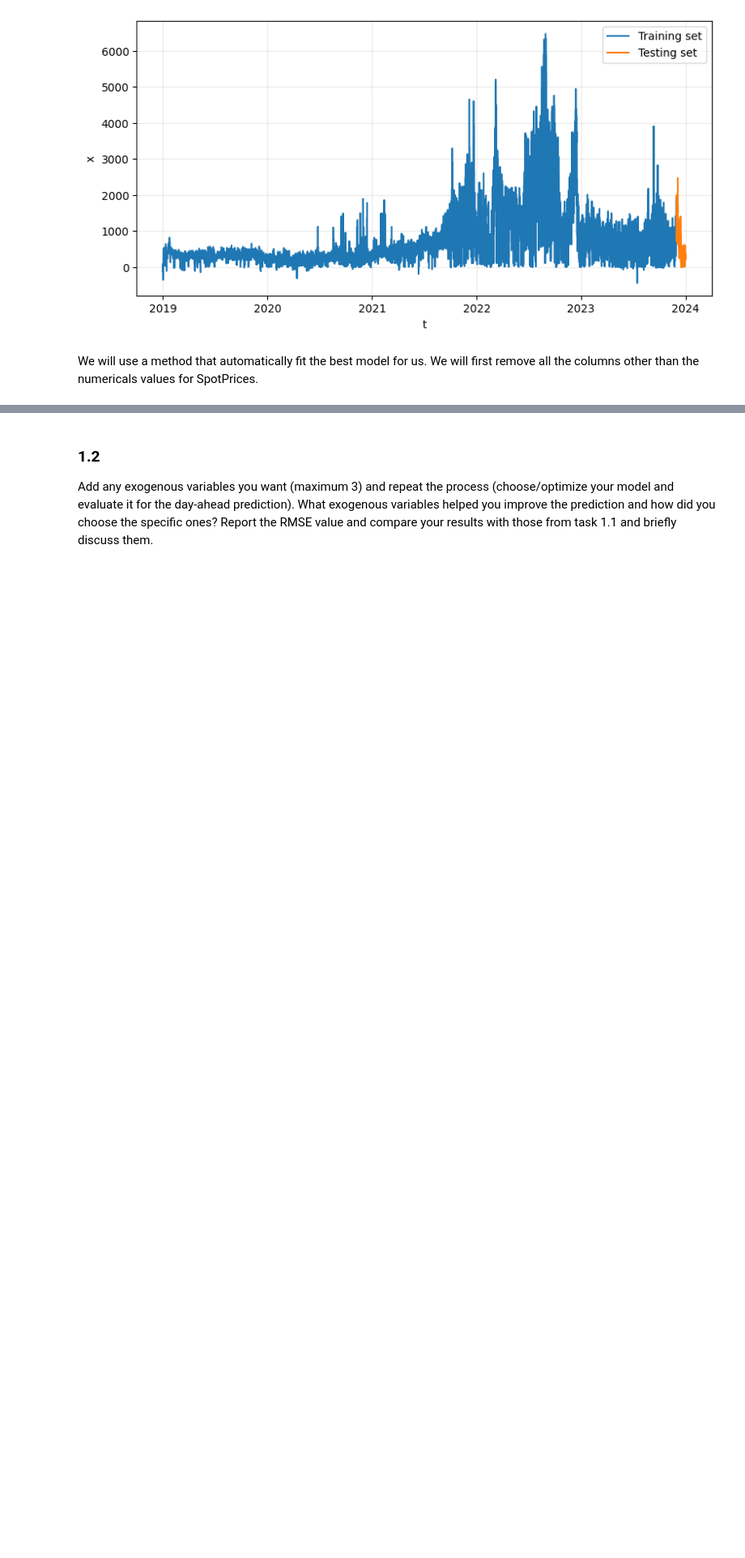
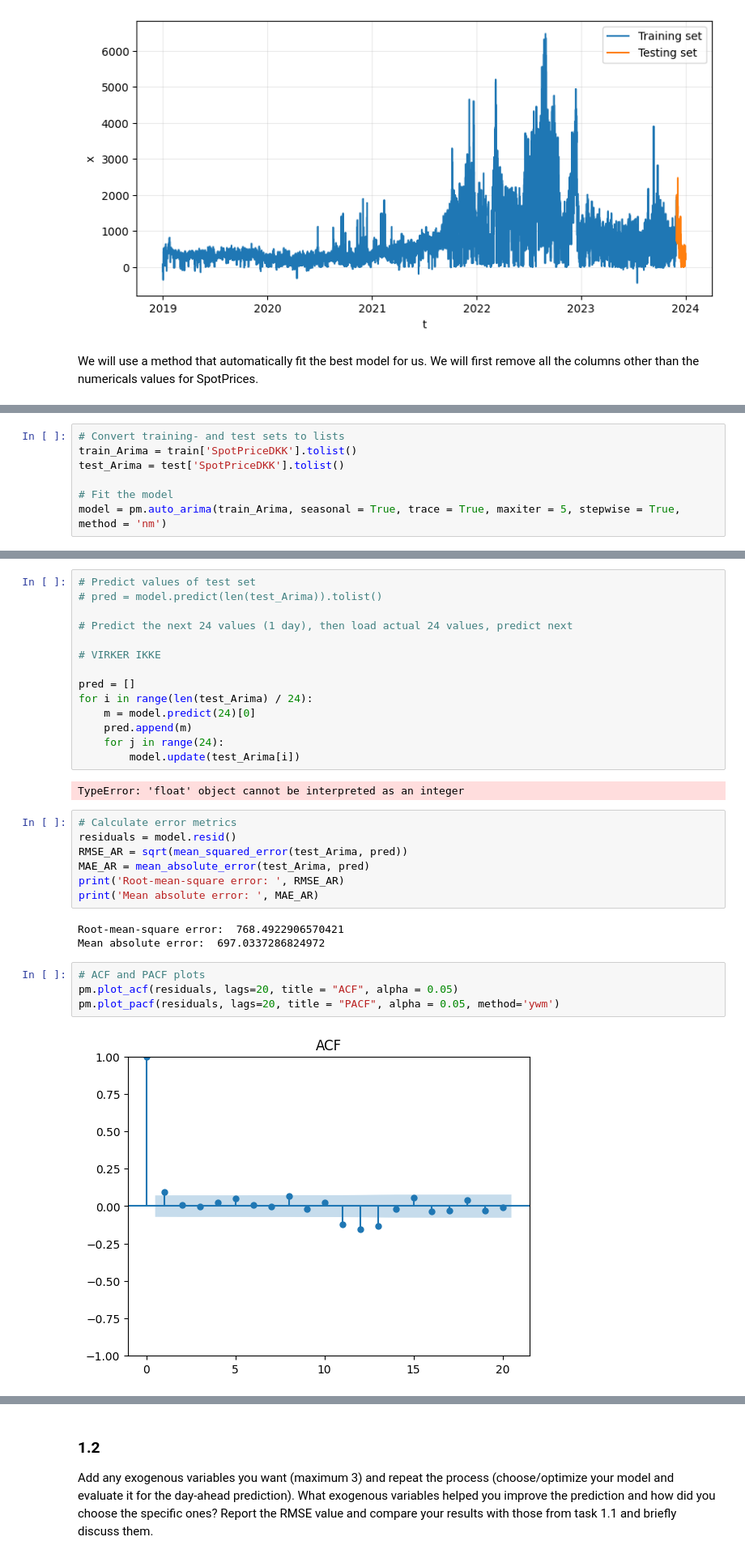
Before and after one commit to AnotherAtom/EnergyAnalytics_2, a Jupyter notebook: main.ipynb, the cells around one changed output, grey strips where cells are left out. Shown at 81% size. Drawn from its saved outputs; the diff is of its cells as text; blank space fills up the shorter version.

Commit message:
Har "lavet opgaven", men den virker ikke :D model.predict() skal itereres OVER ordentligt

```diff
--- a/main.ipynb
+++ b/main.ipynb
@@ -128,0 +82,7 @@ pm.plot_pacf(train_Arima, method='ywm', lags=20, title = "PACF", alpha = 0.05);
+# %%
+# Convert training- and test sets to lists
+train_Arima = train['SpotPriceDKK'].tolist()
+test_Arima = test['SpotPriceDKK'].tolist()
+
+# Fit the model
+model = pm.auto_arima(train_Arima, seasonal = True, trace = True, maxiter = 5, stepwise = True, method = 'nm')
@@ -128,0 +109,32 @@ pm.plot_pacf(train_Arima, method='ywm', lags=20, title = "PACF", alpha = 0.05);
+# %%
+# Predict values of test set
+# pred = model.predict(len(test_Arima)).tolist()
+
+# Predict the next 24 values (1 day), then load actual 24 values, predict next
+
+# VIRKER IKKE
+
+pred = []
+for i in range(len(test_Arima) / 24):
+    m = model.predict(24)[0]
+    pred.append(m)
+    for j in range(24):
+        model.update(test_Arima[i])
+# %% [output]
+TypeError: 'float' object cannot be interpreted as an integer
+# %%
+# Calculate error metrics
+residuals = model.resid()
+RMSE_AR = sqrt(mean_squared_error(test_Arima, pred))
+MAE_AR = mean_absolute_error(test_Arima, pred)
+print('Root-mean-square error: ', RMSE_AR)
+print('Mean absolute error: ', MAE_AR)
+# %% [output]
+Root-mean-square error:  768.4922906570421
+Mean absolute error:  697.0337286824972
+# %%
+# ACF and PACF plots
+pm.plot_acf(residuals, lags=20, title = "ACF", alpha = 0.05)
+pm.plot_pacf(residuals, lags=20, title = "PACF", alpha = 0.05, method='ywm')
+# %% [output]
+[figure, added]
```
Also changed, not shown: parts of 14 cells of this notebook.
